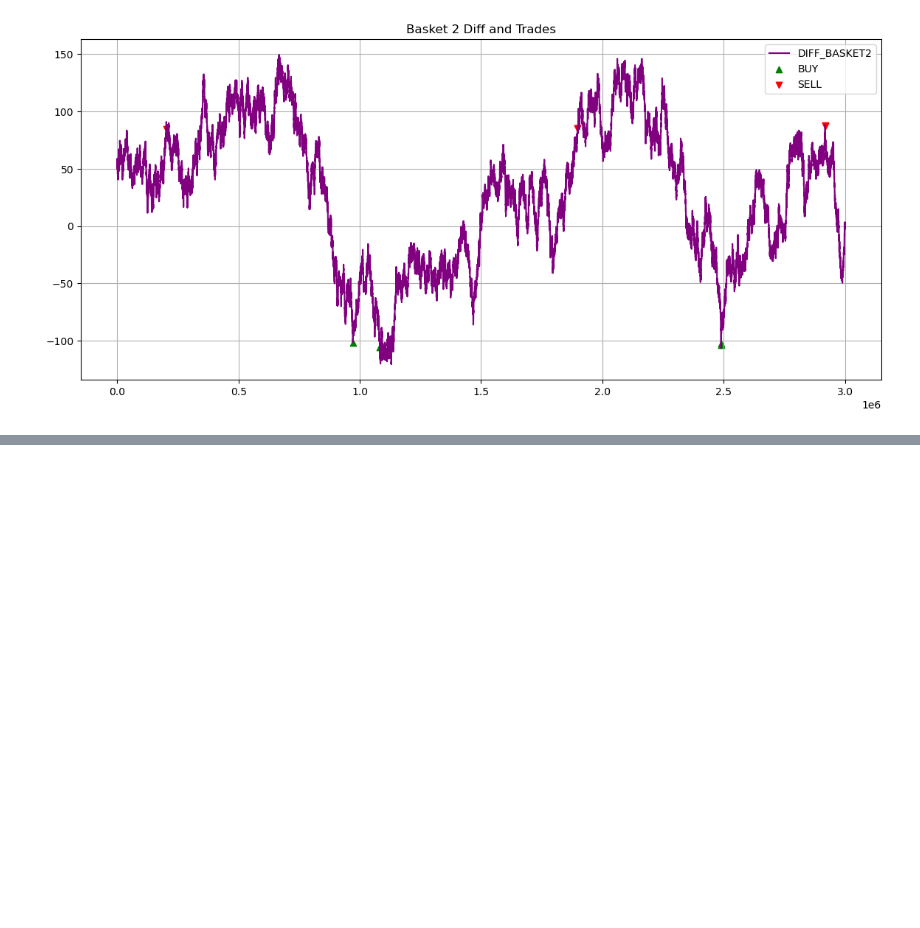
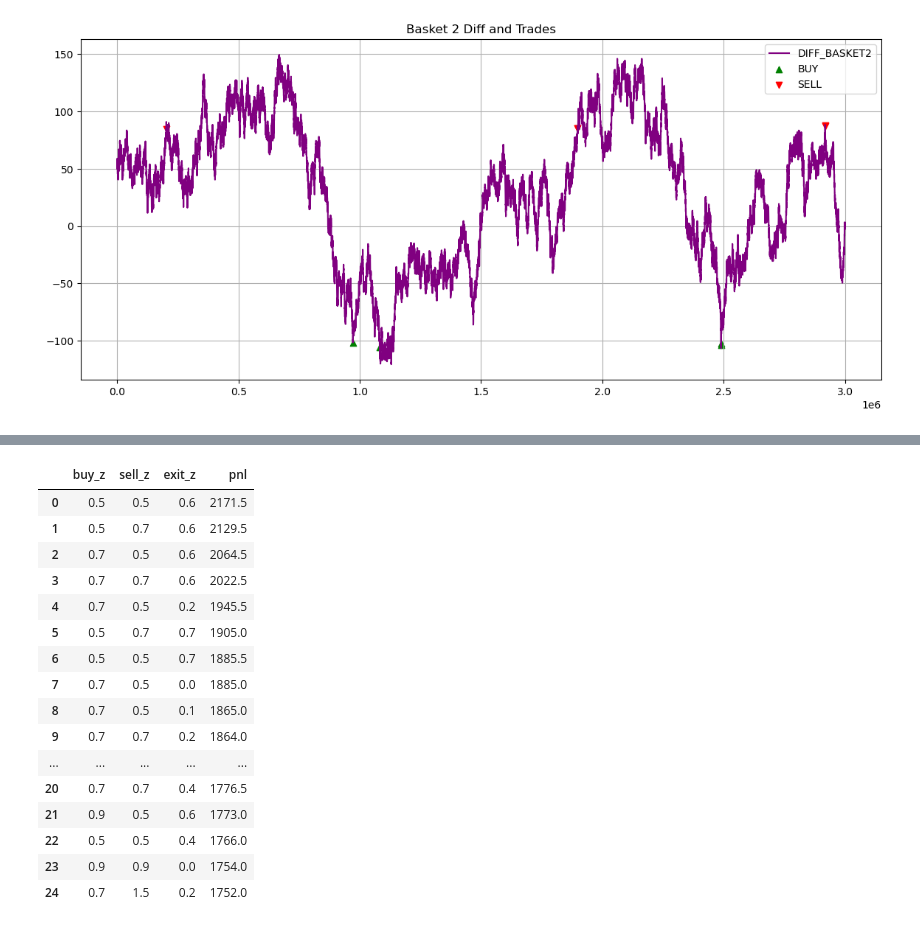
Before and after one commit to Alyssa2026/Prosperity-Lumon, a Jupyter notebook: round2/basket_EDA.ipynb, the cells around one changed output, grey strips where cells are left out. Cells and saved outputs as stored; diff of their text form; code cells hidden in the pictures; blank space fills up the shorter version.

```diff
--- a/round2/basket_EDA.ipynb
+++ b/round2/basket_EDA.ipynb
@@ -403,0 +592,23 @@ plt.show()
+# %%
+# Output the top 25 best combinations based on PnL
+top_25_combos = results_df.sort_values("pnl", ascending=False).head(25)
+top_25_combos.reset_index(drop=True, inplace=True)
+top_25_combos
+# %% [output]
+|  | buy_z | sell_z | exit_z | pnl |
+| 0 | 0.5 | 0.5 | 0.6 | 2171.5 |
+| 1 | 0.5 | 0.7 | 0.6 | 2129.5 |
+| 2 | 0.7 | 0.5 | 0.6 | 2064.5 |
+| 3 | 0.7 | 0.7 | 0.6 | 2022.5 |
+| 4 | 0.7 | 0.5 | 0.2 | 1945.5 |
+| 5 | 0.5 | 0.7 | 0.7 | 1905.0 |
+| 6 | 0.5 | 0.5 | 0.7 | 1885.5 |
+| 7 | 0.7 | 0.5 | 0.0 | 1885.0 |
+| 8 | 0.7 | 0.5 | 0.1 | 1865.0 |
+| 9 | 0.7 | 0.7 | 0.2 | 1864.0 |
+| ... | ... | ... | ... | ... |
+| 20 | 0.7 | 0.7 | 0.4 | 1776.5 |
+| 21 | 0.9 | 0.5 | 0.6 | 1773.0 |
+| 22 | 0.5 | 0.5 | 0.4 | 1766.0 |
+| 23 | 0.9 | 0.9 | 0.0 | 1754.0 |
+| 24 | 0.7 | 1.5 | 0.2 | 1752.0 |
```
Also changed, not shown: parts of 5 cells of this notebook, 5 other files.
